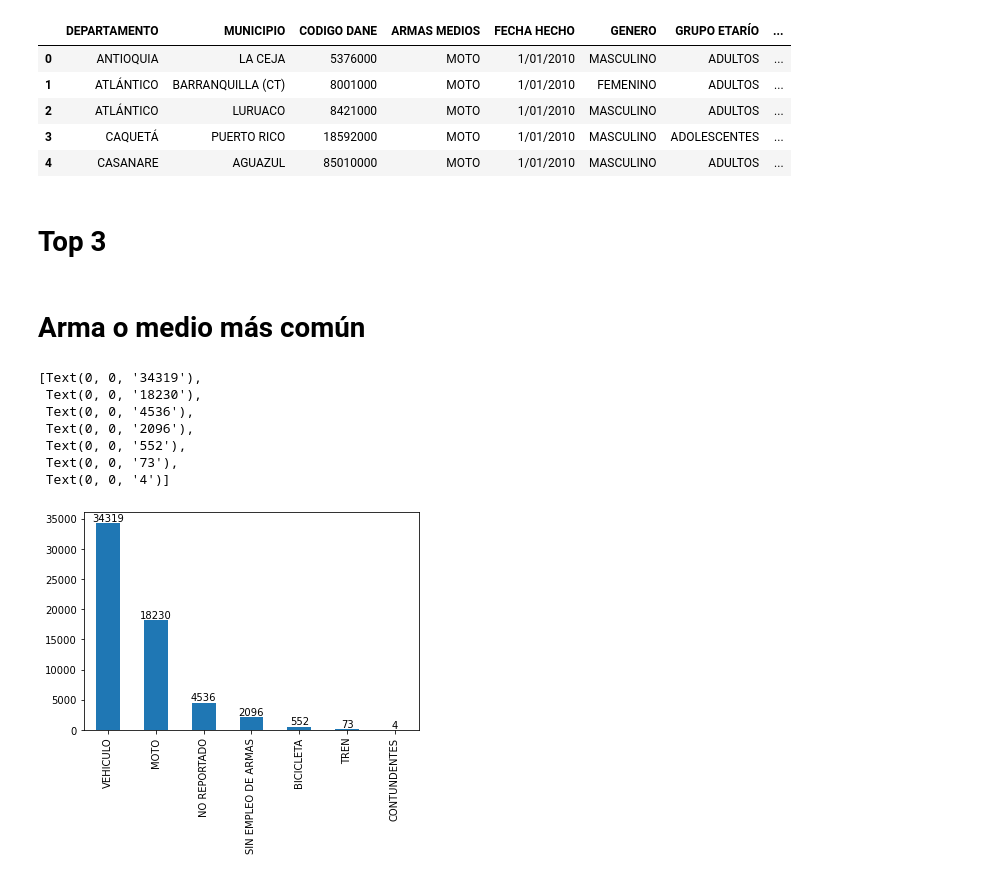
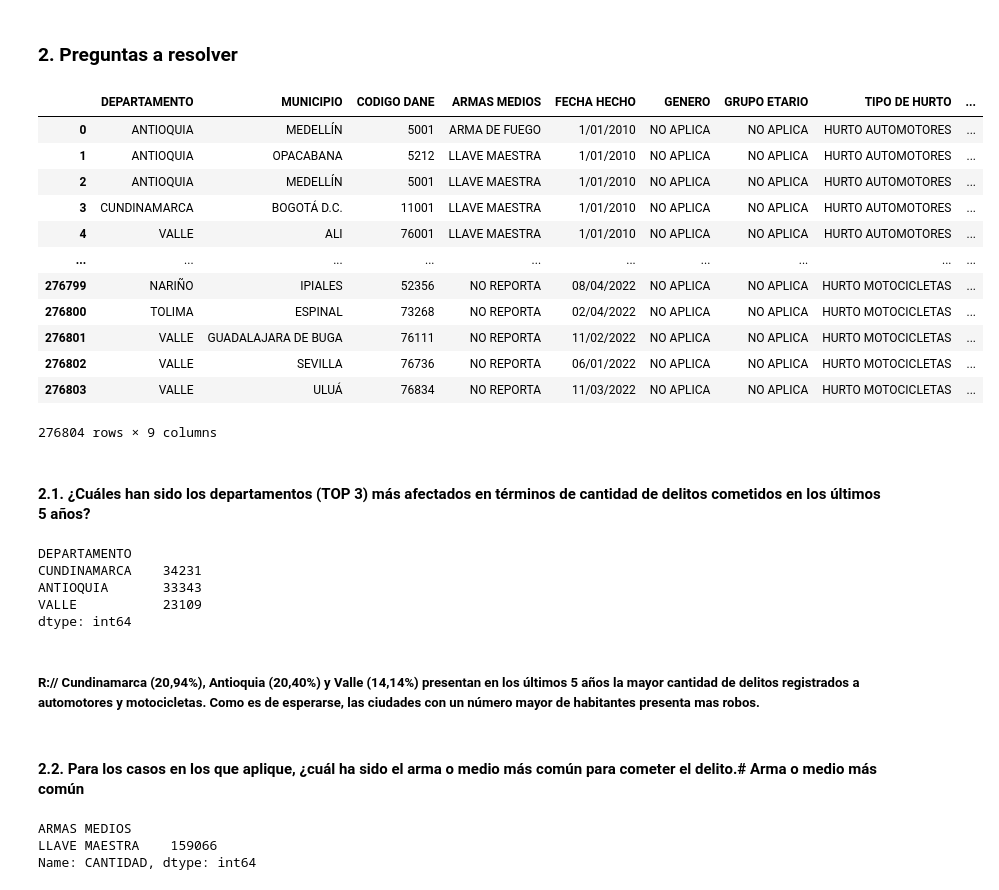
Before and after one commit to medina-al/GD_Taller_1, a Jupyter notebook: Punto 2/4 - Hurto a motocicletas y automotores.ipynb, the cells around one changed output. Cells and saved outputs as stored; diff of their text form; code cells hidden in the pictures.

```diff
--- a/Punto 2/4 - Hurto a motocicletas y automotores.ipynb
+++ b/Punto 2/4 - Hurto a motocicletas y automotores.ipynb
@@ -1,3 +1,5 @@
+# %% [markdown]
+### 2. Preguntas a resolver
 # %%
 ##Importar las librerías requeridas para el análisis
 import numpy as np
@@ -11,33 +13,46 @@ import matplotlib.pyplot as plt
 pd.set_option('display.max_rows', 100)
 # %%
 ##Importar el dataset del CSV
-df = pd.read_csv('../data/accidentes.csv')
+motores_df = pd.read_csv('../data/hurto_motocicletasV2.csv')
 # %%
 ##Visualizar los primeros datos
-df.head()
+motores_df
 # %% [output]
-|  | DEPARTAMENTO | MUNICIPIO | CODIGO DANE | ARMAS MEDIOS | FECHA HECHO | GENERO | GRUPO ETARÍO | ... |
-| 0 | ANTIOQUIA | LA CEJA | 5376000 | MOTO | 1/01/2010 | MASCULINO | ADULTOS | ... |
-| 1 | ATLÁNTICO | BARRANQUILLA (CT) | 8001000 | MOTO | 1/01/2010 | FEMENINO | ADULTOS | ... |
-| 2 | ATLÁNTICO | LURUACO | 8421000 | MOTO | 1/01/2010 | MASCULINO | ADULTOS | ... |
-| 3 | CAQUETÁ | PUERTO RICO | 18592000 | MOTO | 1/01/2010 | MASCULINO | ADOLESCENTES | ... |
-| 4 | CASANARE | AGUAZUL | 85010000 | MOTO | 1/01/2010 | MASCULINO | ADULTOS | ... |
+|  | DEPARTAMENTO | MUNICIPIO | CODIGO DANE | ARMAS MEDIOS | FECHA HECHO | GENERO | GRUPO ETARIO | TIPO DE HURTO | ... |
+| 0 | ANTIOQUIA | MEDELLÍN | 5001 | ARMA DE FUEGO | 1/01/2010 | NO APLICA | NO APLICA | HURTO AUTOMOTORES | ... |
+| 1 | ANTIOQUIA | OPACABANA | 5212 | LLAVE MAESTRA | 1/01/2010 | NO APLICA | NO APLICA | HURTO AUTOMOTORES | ... |
+| 2 | ANTIOQUIA | MEDELLÍN | 5001 | LLAVE MAESTRA | 1/01/2010 | NO APLICA | NO APLICA | HURTO AUTOMOTORES | ... |
+| 3 | CUNDINAMARCA | BOGOTÁ D.C. | 11001 | LLAVE MAESTRA | 1/01/2010 | NO APLICA | NO APLICA | HURTO AUTOMOTORES | ... |
+| 4 | VALLE | ALI | 76001 | LLAVE MAESTRA | 1/01/2010 | NO APLICA | NO APLICA | HURTO AUTOMOTORES | ... |
+| ... | ... | ... | ... | ... | ... | ... | ... | ... | ... |
+| 276799 | NARIÑO | IPIALES | 52356 | NO REPORTA | 08/04/2022 | NO APLICA | NO APLICA | HURTO MOTOCICLETAS | ... |
+| 276800 | TOLIMA | ESPINAL | 73268 | NO REPORTA | 02/04/2022 | NO APLICA | NO APLICA | HURTO MOTOCICLETAS | ... |
+| 276801 | VALLE | GUADALAJARA DE BUGA | 76111 | NO REPORTA | 11/02/2022 | NO APLICA | NO APLICA | HURTO MOTOCICLETAS | ... |
+| 276802 | VALLE | SEVILLA | 76736 | NO REPORTA | 06/01/2022 | NO APLICA | NO APLICA | HURTO MOTOCICLETAS | ... |
+| 276803 | VALLE | ULUÁ | 76834 | NO REPORTA | 11/03/2022 | NO APLICA | NO APLICA | HURTO MOTOCICLETAS | ... |
+276804 rows × 9 columns
 # %% [markdown]
-# Top 3
+#### 2.1. ¿Cuáles han sido los departamentos (TOP 3) más afectados en términos de cantidad de delitos cometidos en los últimos 5 años?
+# %%
+##Departamentos con mayor número de delitos registrados
+motores_df['FECHA HECHO'] = pd.to_datetime(motores_df['FECHA HECHO'], format = '%d/%m/%Y')
+motores_df['FECHA HECHO'].dt.year
+motores_df.groupby(['DEPARTAMENTO']).apply(lambda x: x[x['FECHA HECHO'].dt.year>2017]['CANTIDAD'].sum()).sort_values(ascending=False).head(3)
+# %% [output]
+DEPARTAMENTO
+CUNDINAMARCA    34231
+ANTIOQUIA       33343
+VALLE           23109
+dtype: int64
+# %% [markdown]
+##### R:// Cundinamarca (20,94%), Antioquia (20,40%) y Valle (14,14%) presentan en los últimos 5 años la mayor cantidad de delitos registrados a automotores y motocicletas. Como es de esperarse, las ciudades con un número mayor de habitantes presenta mas robos.
 # %% [markdown]
-# Arma o medio más común
+#### 2.2. Para los casos en los que aplique, ¿cuál ha sido el arma o medio más común para cometer el delito.# Arma o medio más común
 # %%
-armas_medios=df['ARMAS MEDIOS'].value_counts()
-armas_medios.sort_values(ascending=False,inplace=True)
-graph = armas_medios.plot.bar()
-graph.bar_label(graph.containers[0])
+##Visualizamos aquellas armas-medios con las que más se cometen delitos
+motores_df.groupby(['ARMAS MEDIOS'])['CANTIDAD'].apply(lambda x : x.astype(int).sum()).sort_values(ascending = False).head(1)
 # %% [output]
-[Text(0, 0, '34319'),
- Text(0, 0, '18230'),
- Text(0, 0, '4536'),
- Text(0, 0, '2096'),
- Text(0, 0, '552'),
- Text(0, 0, '73'),
- Text(0, 0, '4')]
+ARMAS MEDIOS
+LLAVE MAESTRA    159066
+Name: CANTIDAD, dtype: int64
-[figure, removed]
 # %% [markdown]
```
Also changed, not shown: parts of 11 cells of this notebook, 1 other file.
